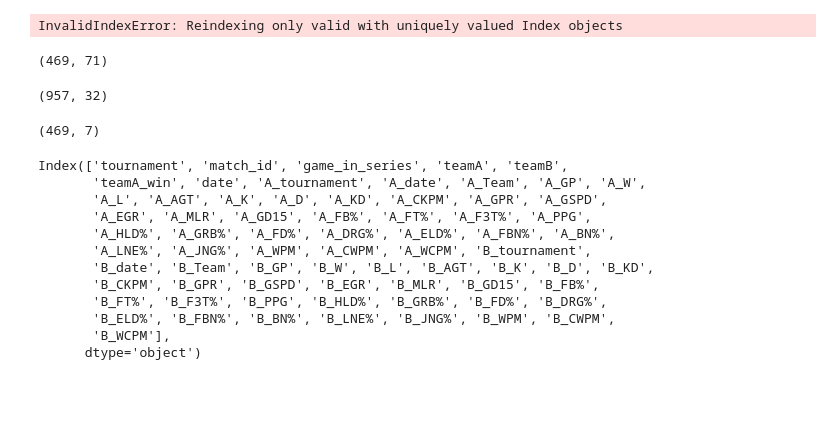
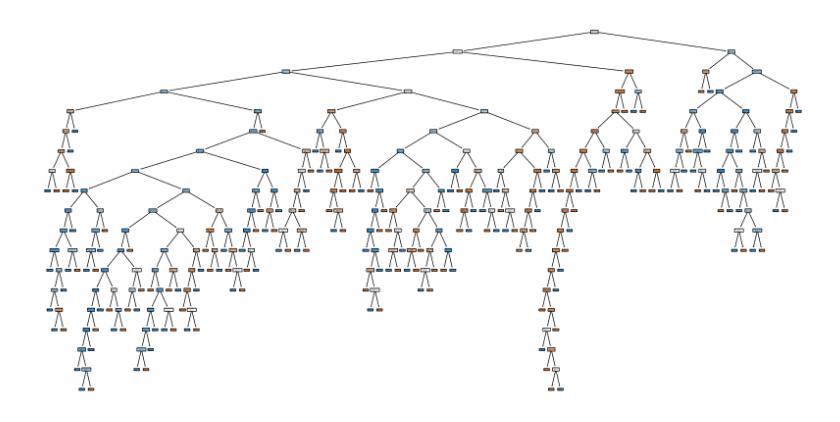
Before and after one commit to pavlila/lol-worlds-2025-predict, a Jupyter notebook: notebooks/random_forest_train.ipynb, the cells around one changed output. Saved outputs shown, nothing was run; the diff lists cells and outputs as text; code cells hidden in the pictures; blank space fills up the shorter version.

```diff
--- a/notebooks/random_forest_train.ipynb
+++ b/notebooks/random_forest_train.ipynb
@@ -33,13 +22,9 @@ ytest = test_data.teamA_win
+# %%
+Xtrain, Xval, ytrain, yval = train_test_split(Xdata, ydata, test_size=0.4, random_state=random_seed)
 # %%
 clfRF = RandomForestClassifier(n_estimators = 20, max_depth = 8, random_state = 42)
-clfRF.fit(Xtrain_ws, ytrain_ws)
+clfRF.fit(Xtrain, ytrain)
 
-print('Winter & Spring Accuracy score (train): {0:.6f}'.format(metrics.accuracy_score(ytrain_ws, clfRF.predict(Xtrain_ws))))
-print('Winter & Spring Accuracy score (val): {0:.6f}'.format(metrics.accuracy_score(yval_ws, clfRF.predict(Xval_ws))))
-
-clfRF = RandomForestClassifier(n_estimators = 20, max_depth = 8, random_state = 42)
-clfRF.fit(Xtrain_s, ytrain_s)
-
-print('\nSpring Accuracy score (train): {0:.6f}'.format(metrics.accuracy_score(ytrain_s, clfRF.predict(Xtrain_s))))
-print('Spring Accuracy score (val): {0:.6f}'.format(metrics.accuracy_score(yval_s, clfRF.predict(Xval_s))))
+print('Accuracy score (train): {0:.6f}'.format(metrics.accuracy_score(ytrain, clfRF.predict(Xtrain))))
+print('Accuracy score (val): {0:.6f}'.format(metrics.accuracy_score(yval, clfRF.predict(Xval))))
 # %% [output]
@@ -58,12 +40,9 @@ param_comb = ParameterGrid(param_grid)
 
 val_metric = []
 for params in param_comb:
-    clf = RandomForestClassifier(**params, random_state = 42).fit(Xtrain_ws, ytrain_ws)
-    val_metric.append(metrics.accuracy_score(yval_ws, clf.predict(Xval_ws)))
+    clfRF = RandomForestClassifier(**params, random_state = 42).fit(Xtrain, ytrain)
+    val_metric.append(metrics.accuracy_score(yval, clfRF.predict(Xval)))
 
 best_params = param_comb[np.argmax(val_metric)]
 print(f"We found the best params {best_params} with validation acuraccy {max(val_metric):.4f}.")
-
-clfRFb = RandomForestClassifier(**best_params, random_state = 42).fit(Xtrain_ws, ytrain_ws)
-print('Winter & Spring accuracy score (test): {0:.6f}'.format(metrics.accuracy_score(ytest, clf.predict(Xtest))))
 # %% [output]
@@ -150,31 +50,18 @@ def matchesAndTeamsMerge(matches, teams):
-# %%
-df = merge_match_with_team_stats(matches, teams)
-# %% [output]
-InvalidIndexError: Reindexing only valid with uniquely valued Index objects
-# %%
-df.shape
-# %% [output]
-(469, 71)
-# %%
-teams.shape
-# %% [output]
-(957, 32)
-# %%
-matches.shape
-# %% [output]
-(469, 7)
-# %%
-df.columns
-# %% [output]
-Index(['tournament', 'match_id', 'game_in_series', 'teamA', 'teamB',
-       'teamA_win', 'date', 'A_tournament', 'A_date', 'A_Team', 'A_GP', 'A_W',
-       'A_L', 'A_AGT', 'A_K', 'A_D', 'A_KD', 'A_CKPM', 'A_GPR', 'A_GSPD',
-       'A_EGR', 'A_MLR', 'A_GD15', 'A_FB%', 'A_FT%', 'A_F3T%', 'A_PPG',
-       'A_HLD%', 'A_GRB%', 'A_FD%', 'A_DRG%', 'A_ELD%', 'A_FBN%', 'A_BN%',
-       'A_LNE%', 'A_JNG%', 'A_WPM', 'A_CWPM', 'A_WCPM', 'B_tournament',
-       'B_date', 'B_Team', 'B_GP', 'B_W', 'B_L', 'B_AGT', 'B_K', 'B_D', 'B_KD',
-       'B_CKPM', 'B_GPR', 'B_GSPD', 'B_EGR', 'B_MLR', 'B_GD15', 'B_FB%',
-       'B_FT%', 'B_F3T%', 'B_PPG', 'B_HLD%', 'B_GRB%', 'B_FD%', 'B_DRG%',
-       'B_ELD%', 'B_FBN%', 'B_BN%', 'B_LNE%', 'B_JNG%', 'B_WPM', 'B_CWPM',
-       'B_WCPM'],
-      dtype='object')
+# %%
+from sklearn import tree
+import matplotlib.pyplot as plt
+
+estimator = clfRF.estimators_[0]
+feature_names = ["match_id","game_in_series","teamA","teamB","teamA_win","A_GP","A_W","A_L","A_AGT","A_K","A_D","A_KD","A_CKPM","A_GPR","A_GSPD","A_EGR","A_MLR","A_GD15","A_FB%","A_FT%","A_F3T%","A_PPG","A_HLD%","A_GRB%","A_FD%","A_DRG%","A_ELD%","A_FBN%","A_BN%","A_LNE%","A_JNG%","A_WPM","A_CWPM","A_WCPM","B_GP","B_W","B_L","B_AGT","B_K","B_D","B_KD","B_CKPM","B_GPR","B_GSPD","B_EGR","B_MLR","B_GD15","B_FB%","B_FT%","B_F3T%","B_PPG","B_HLD%","B_GRB%","B_FD%","B_DRG%","B_ELD%","B_FBN%","B_BN%","B_LNE%","B_JNG%","B_WPM","B_CWPM","B_WCPM","tournament","year","month","day"]
+
+
+plt.figure(figsize=(20, 10))
+tree.plot_tree(
+    estimator,
+    feature_names=feature_names,
+    filled=True,
+    rounded=True
+)
+plt.show()
+# %% [output]
+[figure, added]
```
Also changed, not shown: parts of 8 cells of this notebook, 1 other file.
